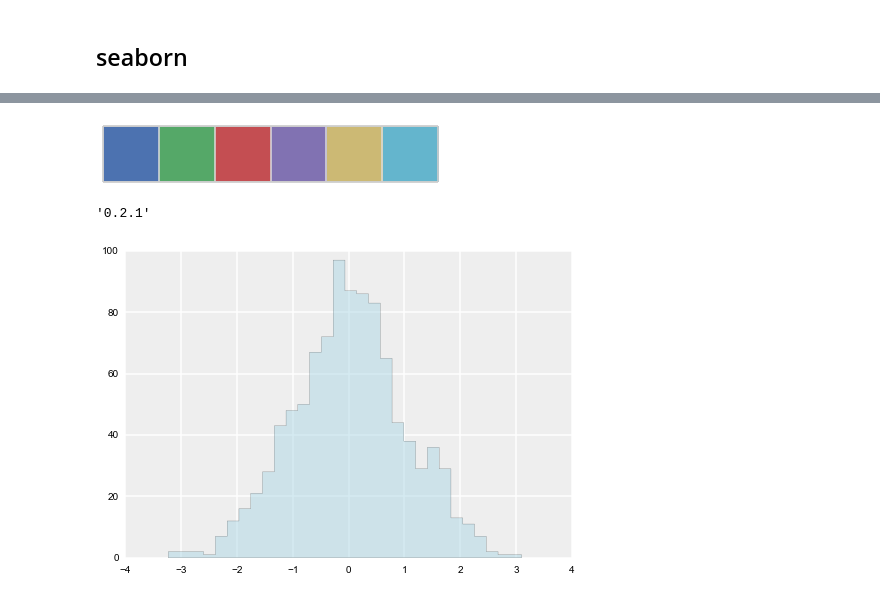
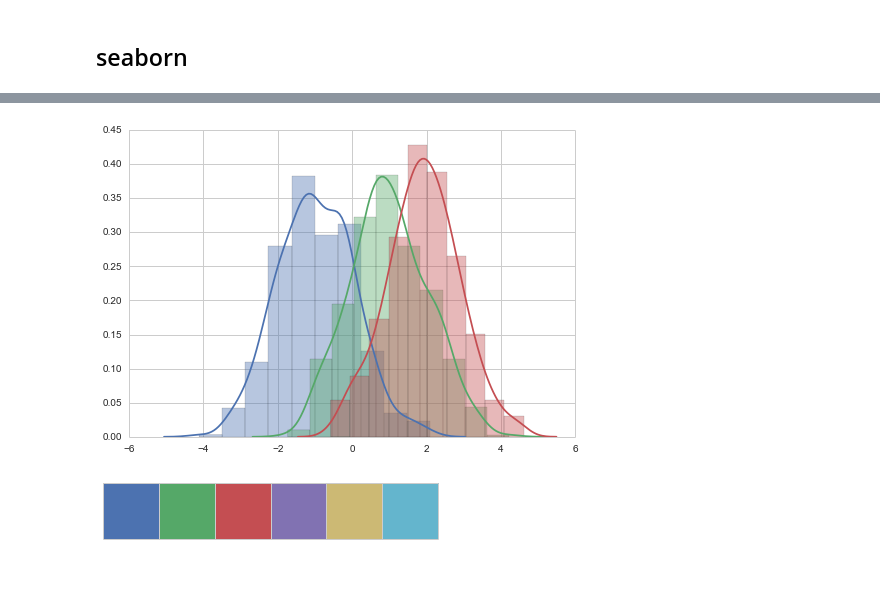
Before and after one commit to vanzaj/pytalks, a Jupyter notebook: 20140731_PUGS_ipython/iwidgets_alt-plotting.ipynb, the cells around one changed output, grey strips where cells are left out. Drawn from its saved outputs; the diff is of its cells as text; code cells hidden in the pictures.

```diff
--- a/20140731_PUGS_ipython/iwidgets_alt-plotting.ipynb
+++ b/20140731_PUGS_ipython/iwidgets_alt-plotting.ipynb
@@ -259,20 +258,16 @@ plt.hist(x3, normed=True);
+# %%
+sb.set_style('whitegrid')
+
+sb.set_palette("deep")
+#sb.set_palette(sb.color_palette("Set2"))
+
+nbins = 10
+sb.distplot(x1, bins=nbins);
+sb.distplot(x2, bins=nbins);
+sb.distplot(x3, bins=nbins);
+# %% [output]
+[figure, added]
 # %%
 sb.palplot(sb.color_palette())
 # %% [output]
 [figure]
-# %%
-sb.__version__
-# %% [output]
-'0.2.1'
-# %%
-fig = plt.figure()
-
-ax = fig.add_subplot(111, axisbg='#EEEEEE')
-ax.grid(color='white', linestyle='solid')
-
-x = np.random.normal(size=1000)
-
-
-ax.hist(x, 30, histtype='stepfilled', fc='lightblue', alpha=0.5);
-# %% [output]
-[figure, removed]
```
Also changed, not shown: parts of 6 cells of this notebook.
